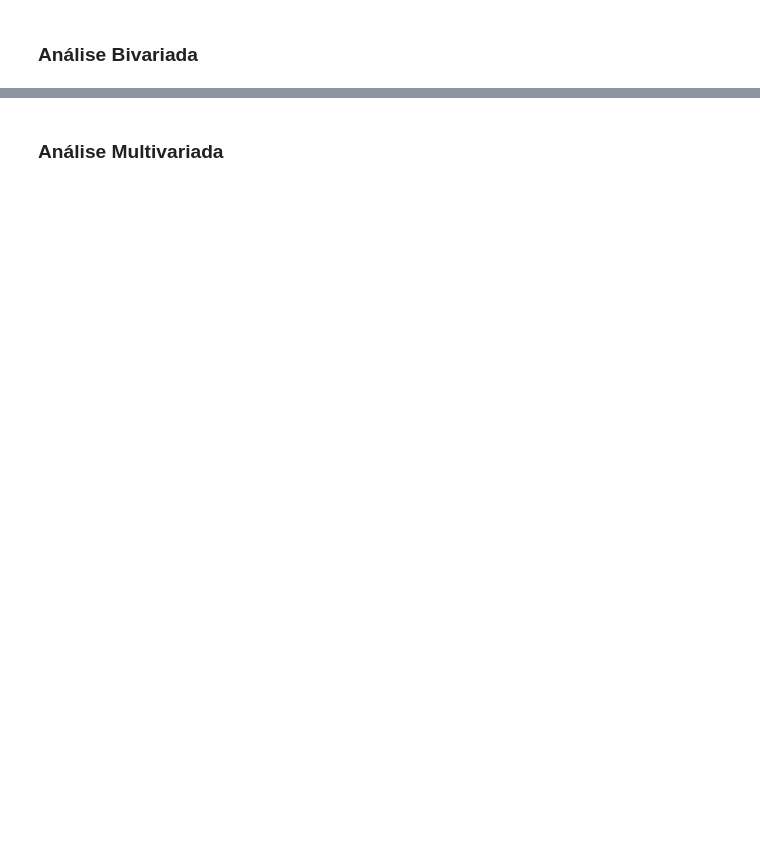
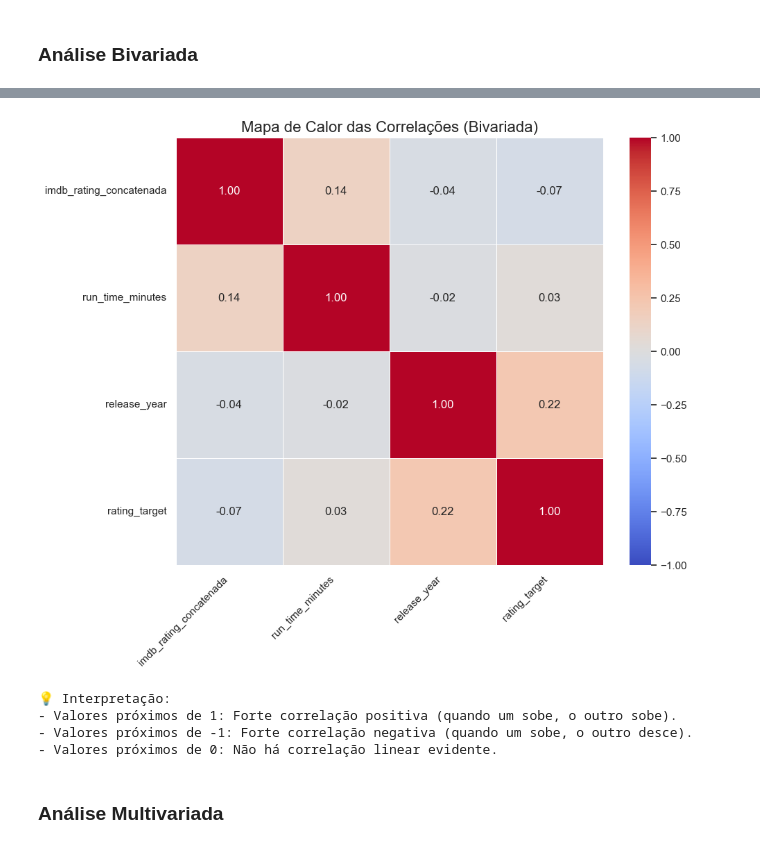
Before and after one commit to Danilus04/TrabalhoFinalCienciaDeDados, a Jupyter notebook: Etapa 3/notebook.ipynb, the cells around one changed output, grey strips where cells are left out. Drawn from its saved outputs; the diff is of its cells as text; code cells hidden in the pictures; blank space fills up the shorter version.

```diff
--- a/Etapa 3/notebook.ipynb
+++ b/Etapa 3/notebook.ipynb
@@ -625,0 +1017,75 @@ plt.show()
+# %%
+# --- Configuração de Caminhos ---
+imdb_data_dir = '../data'
+output_csv_file = os.path.join(imdb_data_dir, 'filmes_series_imdb.csv')
+
+# 1. Carrega o DataFrame
+if not os.path.exists(output_csv_file):
+    print(f"❌ Erro: Arquivo não encontrado em {output_csv_file}")
+else:
+    df = pd.read_csv(output_csv_file)
+    # Limpeza preventiva
+    df = df.loc[:, ~df.columns.str.contains('^Unnamed')]
+
+    print(f"Dataset carregado para Análise Bivariada.")
+
+    # --- SELEÇÃO DE VARIÁVEIS ---
+    # Vamos cruzar variáveis numéricas e ordinais importantes
+    # imdb_rating_concatenada: A nota (Target)
+    # run_time_minutes: Duração
+    # release_year: Ano (para ver se filmes mais novos têm notas maiores/menores)
+    # rating_target: Classificação etária (1 a 6) - Transformada em número anteriormente
+
+    cols_interesse = ['imdb_rating_concatenada', 'run_time_minutes', 'release_year', 'rating_target']
+
+    # Filtrar apenas as colunas que existem no DF (caso alguma tenha sido removida)
+    cols_existentes = [c for c in cols_interesse if c in df.columns]
+
+    if len(cols_existentes) < 2:
+        print("⚠️ Colunas insuficientes para correlação.")
+    else:
+        # 2. COMPARAÇÃO ENTRE GRUPOS (Numérica)
+        # Responde: "A classificação indicativa influencia a nota?"
+        if 'rating_target' in df.columns:
+            print("\n=== Comparação entre Grupos (Nota Média por Faixa Etária) ===")
+            # Agrupa pelo rating e tira a média da nota IMDb
+            grupo_rating = df.groupby('rating_target')['imdb_rating_concatenada'].mean().sort_index()
+
+            mapa_labels = {
+                1: '1 (Livre)', 2: '2 (PG)', 3: '3 (7+)',
+                4: '4 (13+)', 5: '5 (14+)', 6: '6 (18+)'
+            }
+
+            for rating, media in grupo_rating.items():
+                label = mapa_labels.get(rating, str(rating))
+                print(f"Faixa {label}: Nota Média {media:.2f}")
+
+        # 3. CÁLCULO DE CORRELAÇÕES
+        # Responde: "Existe relação linear entre duração e nota? Ano e nota?"
+        corr_matrix = df[cols_existentes].corr()
+
+        print("\n=== Matriz de Correlação (Valores) ===")
+        print(corr_matrix['imdb_rating_concatenada'].sort_values(ascending=False))
+
+        # 4. VISUALIZAÇÃO (Heatmap)
+        # O Heatmap é ideal para identificar padrões em matrizes
+        plt.figure(figsize=(10, 8))
+
+        # Gerando o mapa de calor
+        # annot=True mostra os números nos quadrados
+        # cmap='coolwarm' usa azul para correlação negativa e vermelho para positiva
+        # vmin=-1, vmax=1 garante que a escala de cores vá de -1 a 1
+        sns.heatmap(corr_matrix, annot=True, fmt=".2f", cmap='coolwarm', vmin=-1, vmax=1, square=True, linewidths=.5)
+
+        plt.title('Mapa de Calor das Correlações (Bivariada)', fontsize=16)
+        plt.xticks(rotation=45, ha='right') # Rotaciona os labels x para ler melhor
+        plt.yticks(rotation=0)
+
+        # Exibe o gráfico na saída
+        plt.show()
+
+        print("\n💡 Interpretação:")
+        print("- Valores próximos de 1: Forte correlação positiva (quando um sobe, o outro sobe).")
+        print("- Valores próximos de -1: Forte correlação negativa (quando um sobe, o outro desce).")
+        print("- Valores próximos de 0: Não há correlação linear evidente.")
+# %% [output]
@@ -626,2 +1108,7 @@ plt.show()
+[figure, added]
+💡 Interpretação:
+- Valores próximos de 1: Forte correlação positiva (quando um sobe, o outro sobe).
+- Valores próximos de -1: Forte correlação negativa (quando um sobe, o outro desce).
+- Valores próximos de 0: Não há correlação linear evidente.
 # %% [markdown]
 ### Análise Multivariada
```
Also changed, not shown: parts of 42 cells of this notebook, 2 other files.
